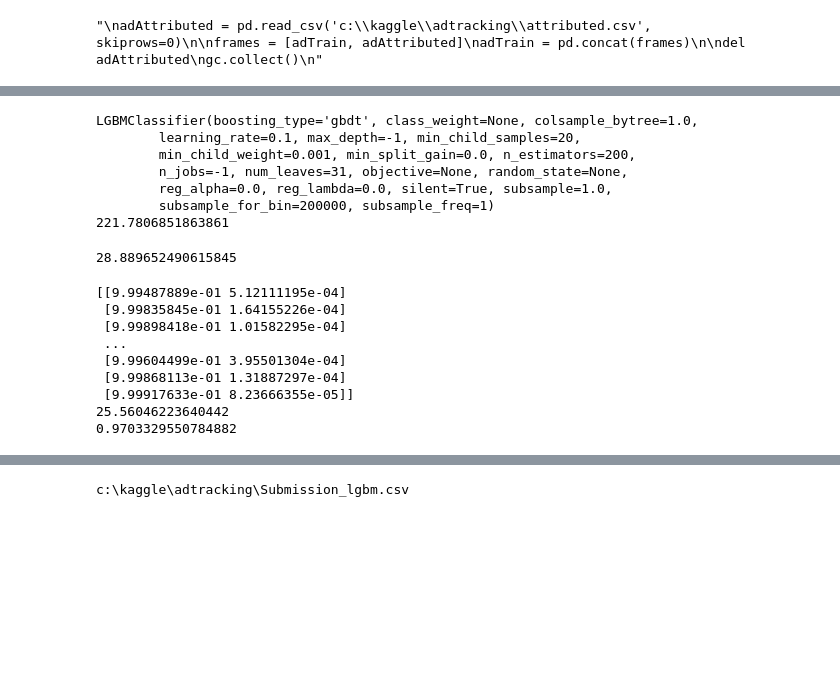
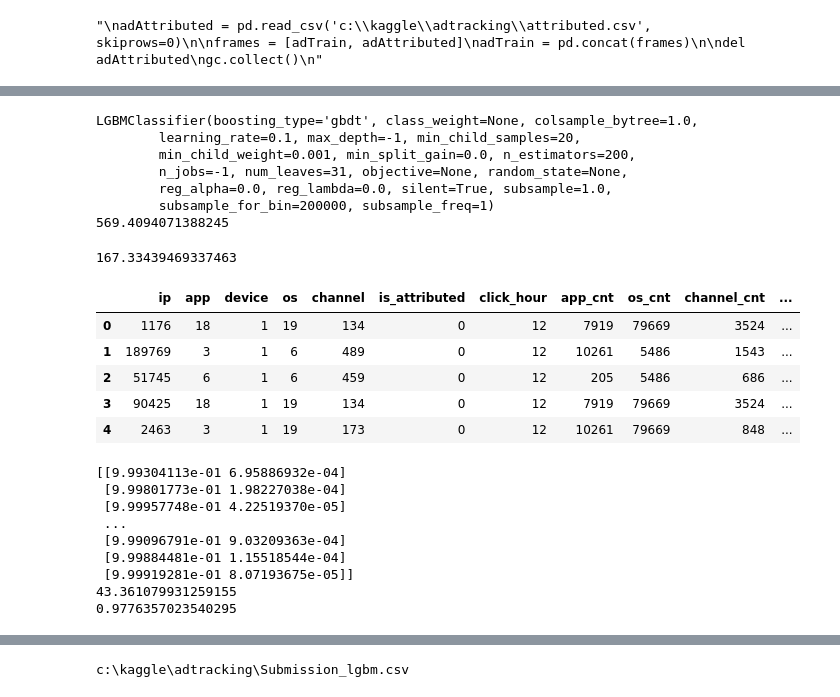
Before and after one commit to richardcysun/Machine-Learning, a Jupyter notebook: Kaggle/AdTracking/AdTracking_LGBM.ipynb, the cells around one changed output, grey strips where cells are left out. Saved outputs shown, nothing was run; the diff lists cells and outputs as text; code cells hidden in the pictures; blank space fills up the shorter version.

```diff
--- a/Kaggle/AdTracking/AdTracking_LGBM.ipynb
+++ b/Kaggle/AdTracking/AdTracking_LGBM.ipynb
@@ -56,7 +152,8 @@ print(time.time()- st)
 import lightgbm as lgb
 
 st = time.time()
-X_train = adTrain[['ip', 'app', 'device', 'os', 'channel', 'click_hour']]
+#X_train = adTrain[['ip', 'app', 'device', 'os', 'channel', 'app_cnt', 'device_cnt', 'os_cnt', 'channel_cnt', 'click_hour']]
+X_train = adTrain[['ip', 'app', 'device', 'os', 'channel', 'app_cnt', 'os_cnt', 'channel_cnt', 'hour_cnt']]
 y_train = adTrain['is_attributed']
 
 mdl = lgb.LGBMClassifier(n_estimators=200)
@@ -73,7 +170,7 @@ LGBMClassifier(boosting_type='gbdt', class_weight=None, colsample_bytree=1.0,
         n_jobs=-1, num_leaves=31, objective=None, random_state=None,
         reg_alpha=0.0, reg_lambda=0.0, silent=True, subsample=1.0,
         subsample_for_bin=200000, subsample_freq=1)
-221.7806851863861
+569.4094071388245
 # %%
 st = time.time()
 
@@ -82,17 +179,39 @@ adTest = pd.read_csv('c:\\kaggle\\adtracking\\train.csv', skiprows=range(1,50000
 adTest['click_time'] = pd.to_datetime(adTest['click_time'])
 adTest['click_hour'] = adTest['click_time'].dt.hour
 adTest.drop(['click_time','attributed_time'], axis=1, inplace=True)
+adTest['app_cnt'] = adTest['app'].apply(replaceApp)
+#adTest['device_cnt'] = adTest['device'].apply(replaceDevice)
+adTest['os_cnt'] = adTest['os'].apply(replaceOS)
+adTest['channel_cnt'] = adTest['channel'].apply(replaceChannel)
+adTest['hour_cnt'] = adTest['click_hour'].apply(countHour)
+
+adTest['app'] = adTest['app'].astype('category')
+adTest['device'] = adTest['device'].astype('category')
+adTest['os'] = adTest['os'].astype('category')
+adTest['channel'] = adTest['channel'].astype('category')
+adTest['click_hour'] = adTest['click_hour'].astype('category')
+
 gc.collect()
 
 print(time.time()- st)
 # %% [output]
-28.889652490615845
+167.33439469337463
+# %%
+adTest.head()
+# %% [output]
+|  | ip | app | device | os | channel | is_attributed | click_hour | app_cnt | os_cnt | channel_cnt | ... |
+| 0 | 1176 | 18 | 1 | 19 | 134 | 0 | 12 | 7919 | 79669 | 3524 | ... |
+| 1 | 189769 | 3 | 1 | 6 | 489 | 0 | 12 | 10261 | 5486 | 1543 | ... |
+| 2 | 51745 | 6 | 1 | 6 | 459 | 0 | 12 | 205 | 5486 | 686 | ... |
+| 3 | 90425 | 18 | 1 | 19 | 134 | 0 | 12 | 7919 | 79669 | 3524 | ... |
+| 4 | 2463 | 3 | 1 | 19 | 173 | 0 | 12 | 10261 | 79669 | 848 | ... |
 # %%
 import sklearn.metrics as metrics
 
 st = time.time()
 
-X_test = adTest[['ip', 'app', 'device', 'os', 'channel', 'click_hour']]
+#X_test = adTest[['ip', 'app', 'device', 'os', 'channel', 'app_cnt', 'device_cnt', 'os_cnt', 'channel_cnt', 'click_hour']]
+X_test = adTest[['ip', 'app', 'device', 'os', 'channel', 'app_cnt', 'os_cnt', 'channel_cnt', 'hour_cnt']]
 y_test = adTest['is_attributed']
 
 X_test_predict = mdl.predict_proba(X_test)
@@ -104,20 +223,24 @@ auc_roc = metrics.roc_auc_score(y_test, X_test_predict[::, 1])
 # with attributed 0.9540315356090971
 # default: 0.9698160235023366
 # n_estimators=200: 0.9699698598812887
+# n_estimators=200, learning_rate=0.003: 0.9370010757067195
 # n_estimators=200, learning_rate=0.05: 0.970567098425588
+# n_estimators=200, learning_rate=0.2: 0.9731111124997843
+# n_estimators=200, learning_rate=0.3: 0.9716108179930232
+# n_estimators=300, learning_rate=0.2: 0.972919801156875
 # boosting_type='dart': 0.9275187838276894
 # boosting_type='goss': 0.9698931175924093
 print(auc_roc)
 # %% [output]
-[[9.99487889e-01 5.12111195e-04]
- [9.99835845e-01 1.64155226e-04]
- [9.99898418e-01 1.01582295e-04]
+[[9.99304113e-01 6.95886932e-04]
+ [9.99801773e-01 1.98227038e-04]
+ [9.99957748e-01 4.22519370e-05]
  ...
- [9.99604499e-01 3.95501304e-04]
- [9.99868113e-01 1.31887297e-04]
- [9.99917633e-01 8.23666355e-05]]
-25.56046223640442
-0.9703329550784882
+ [9.99096791e-01 9.03209363e-04]
+ [9.99884481e-01 1.15518544e-04]
+ [9.99919281e-01 8.07193675e-05]]
+43.361079931259155
+0.9776357023540295
 # %%
 st = time.time()
 
```
Also changed, not shown: parts of 8 cells of this notebook, 1 other file.
